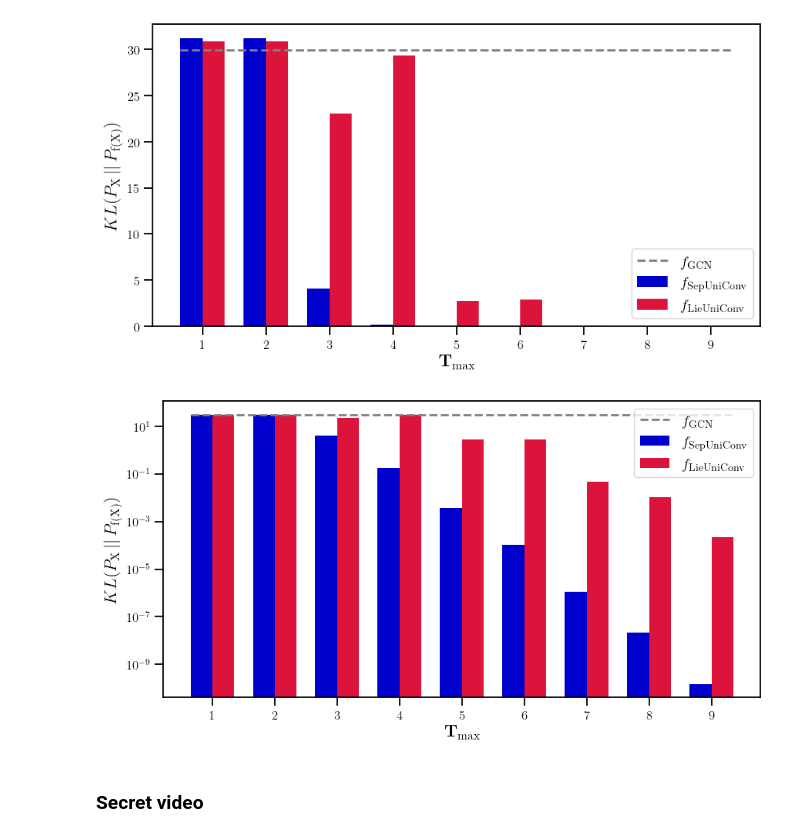
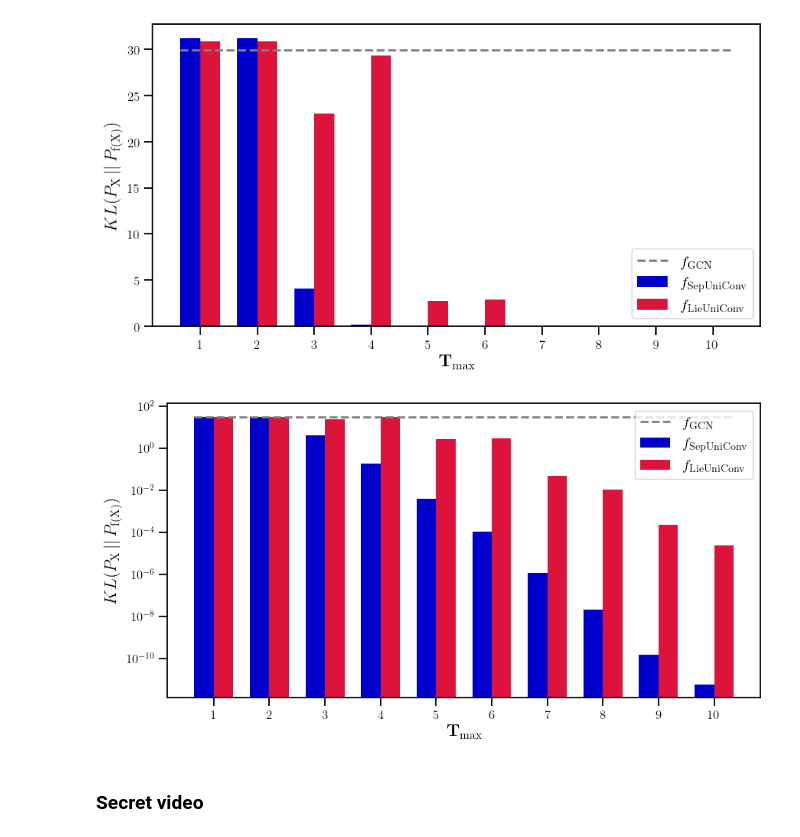
Before and after one commit to EdwardBerman/rayleigh_analysis, a Jupyter notebook: notebooks/1-truncation-plots.ipynb, the cells around one changed output. Saved outputs shown, nothing was run; the diff lists cells and outputs as text; code cells hidden in the pictures.

```diff
--- a/notebooks/1-truncation-plots.ipynb
+++ b/notebooks/1-truncation-plots.ipynb
@@ -48,7 +51,7 @@ ax.set_xlabel(r"$\mathbf{T_{\rm max}}$")
 ax.set_ylabel(r"$KL(P_{\rm X} \, || \, P_{\rm f(X)}) $")
 
 ax.set_xticks(x)
-ax.set_xticklabels([str(i) for i in range(1, 10)], fontsize=12)
+ax.set_xticklabels([str(i) for i in range(1, 11)], fontsize=12)
 ax.tick_params(axis='y', labelsize=12)
 ax.tick_params(axis='x', which='both', bottom=True, top=False)
 ax.minorticks_off()
@@ -56,7 +59,7 @@ ax.legend(loc='lower right')
 
 plt.show()
 # %% [output]
-[figure, old version]
+[figure, new version]
 # %%
 import matplotlib.pyplot as plt
 import numpy as np
@@ -74,35 +77,35 @@ def load_json_means(json_path):
 uni_json = Path("output/uni/all_rq_diffs.json")
 lieuni_json = Path("output/lieuni/all_rq_diffs.json")
 gcn_json = Path("output/gcn/all_rq_diffs.json")
 
 truncations, uni_means = load_json_means(uni_json)
 _, lieuni_means = load_json_means(lieuni_json)
 _, gcn_means = load_json_means(gcn_json)
 
 gcn_mean = np.mean(gcn_means) if gcn_means else 0
 
 bar_width = 0.35
 x = np.arange(len(truncations))
 
 fig, ax = plt.subplots(figsize=(10, 5))
 
 ax.bar(x - bar_width/2, uni_means, width=bar_width, label=r'$f_{\rm SepUniConv}$', color='mediumblue')
 ax.bar(x + bar_width/2, lieuni_means, width=bar_width, label=r"$f_{\rm LieUniConv}$", color='crimson')
 ax.hlines(gcn_mean, x[0] - bar_width, x[-1] + bar_width, colors='gray', linestyles='dashed', linewidth=2, label=r'$f_{\rm GCN}$')
 
 ax.set_xlabel(r"$\mathbf{T_{\rm max}}$")
 ax.set_ylabel(r"$KL(P_{\rm X} \, || \, P_{\rm f(X)})$")
 ax.set_yscale('log')
 ax.set_xticks(x)
-ax.set_xticklabels([str(i) for i in range(1, 10)], fontsize=12)
+ax.set_xticklabels([str(i) for i in range(1, 11)], fontsize=12)
 ax.tick_params(axis='y', labelsize=12)
 ax.tick_params(axis='x', which='both', bottom=True, top=False)
 ax.minorticks_off()
 ax.legend(loc='upper right')
 
 plt.show()
 # %% [output]
-[figure, old version]
+[figure, new version]
 # %% [markdown]
 ### Secret video
 # %%
```
Also changed, not shown: parts of 2 cells of this notebook.
